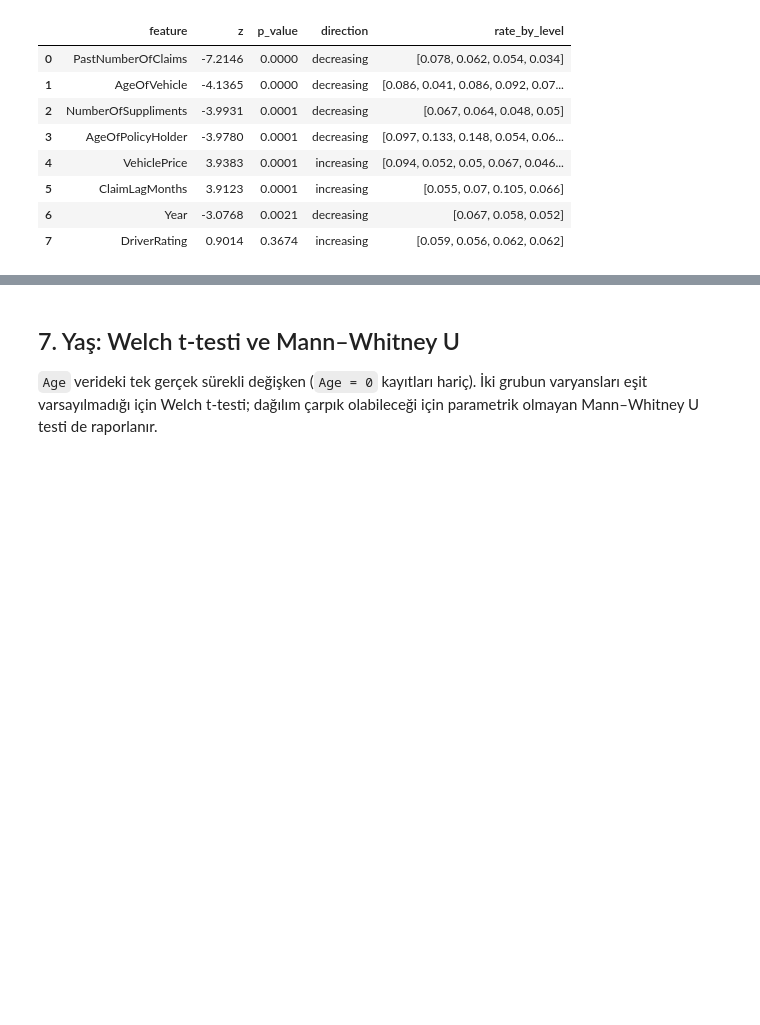
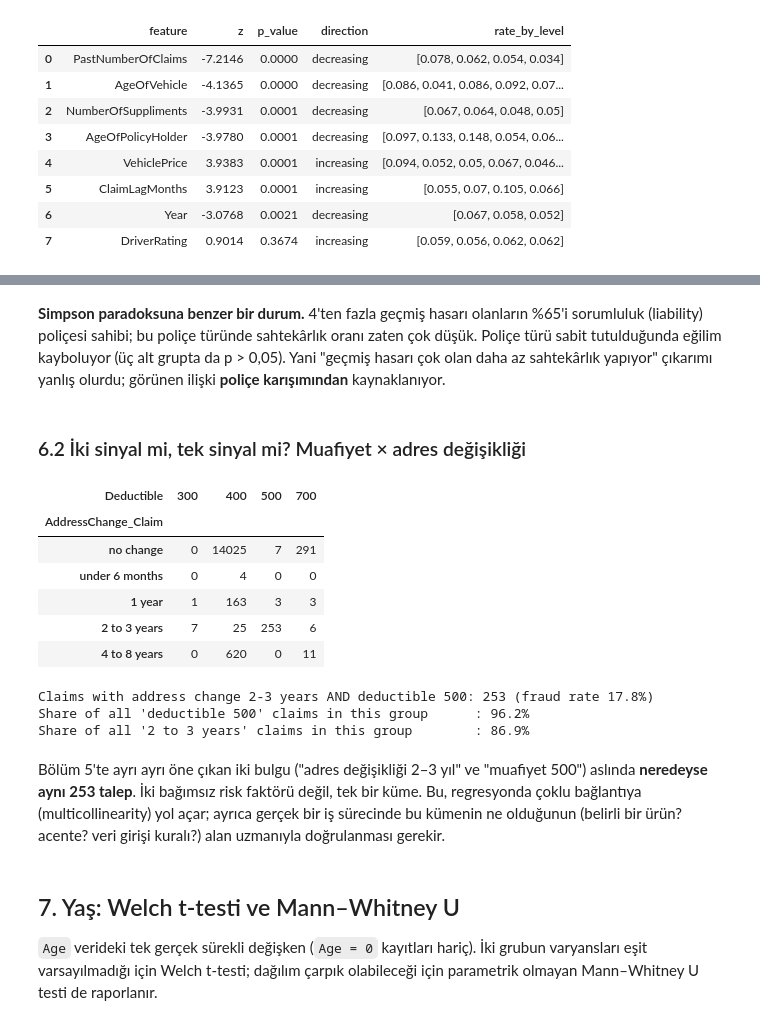
Before and after one commit to iremesmauner/insurance-fraud-detection, a Jupyter notebook: notebooks/01_eda_and_statistical_tests.ipynb, the cells around one changed output, grey strips where cells are left out. Cells and saved outputs as stored; diff of their text form; code cells hidden in the pictures; blank space fills up the shorter version.

```diff
--- a/notebooks/01_eda_and_statistical_tests.ipynb
+++ b/notebooks/01_eda_and_statistical_tests.ipynb
@@ -403,3 +439,37 @@ trend
+# %% [markdown]
+**Simpson paradoksuna benzer bir durum.** 4'ten fazla geçmiş hasarı olanların %65'i
+sorumluluk (liability) poliçesi sahibi; bu poliçe türünde sahtekârlık oranı zaten çok
+düşük. Poliçe türü sabit tutulduğunda eğilim kayboluyor (üç alt grupta da p > 0,05).
+Yani "geçmiş hasarı çok olan daha az sahtekârlık yapıyor" çıkarımı yanlış olurdu;
+görünen ilişki **poliçe karışımından** kaynaklanıyor.
+# %% [markdown]
+### 6.2 İki sinyal mi, tek sinyal mi? Muafiyet × adres değişikliği
+# %%
+pd.crosstab(df["AddressChange_Claim"], df["Deductible"]).reindex(config.ORDINAL_FEATURES["AddressChange_Claim"])
+# %% [output]
+| Deductible | 300 | 400 | 500 | 700 |
+| AddressChange_Claim |  |  |  |  |
+| no change | 0 | 14025 | 7 | 291 |
+| under 6 months | 0 | 4 | 0 | 0 |
+| 1 year | 1 | 163 | 3 | 3 |
+| 2 to 3 years | 7 | 25 | 253 | 6 |
+| 4 to 8 years | 0 | 620 | 0 | 11 |
+# %%
+both = df[(df["AddressChange_Claim"] == "2 to 3 years") & (df["Deductible"] == 500)]
+print(f"Claims with address change 2-3 years AND deductible 500: {len(both)} "
+      f"(fraud rate {both[config.TARGET].mean():.1%})")
+print(f"Share of all 'deductible 500' claims in this group      : {len(both) / (df['Deductible'] == 500).sum():.1%}")
+print(f"Share of all '2 to 3 years' claims in this group        : {len(both) / (df['AddressChange_Claim'] == '2 to 3 years').sum():.1%}")
+# %% [output]
+Claims with address change 2-3 years AND deductible 500: 253 (fraud rate 17.8%)
+Share of all 'deductible 500' claims in this group      : 96.2%
+Share of all '2 to 3 years' claims in this group        : 86.9%
+# %% [markdown]
+Bölüm 5'te ayrı ayrı öne çıkan iki bulgu ("adres değişikliği 2–3 yıl" ve "muafiyet 500")
+aslında **neredeyse aynı 253 talep**. İki bağımsız risk faktörü değil, tek bir küme.
+Bu, regresyonda çoklu bağlantıya (multicollinearity) yol açar; ayrıca gerçek bir iş
+sürecinde bu kümenin ne olduğunun (belirli bir ürün? acente? veri girişi kuralı?)
+alan uzmanıyla doğrulanması gerekir.
 # %% [markdown]
 ## 7. Yaş: Welch t-testi ve Mann–Whitney U
 
```
Also changed, not shown: parts of 4 cells of this notebook, 7 other files.
